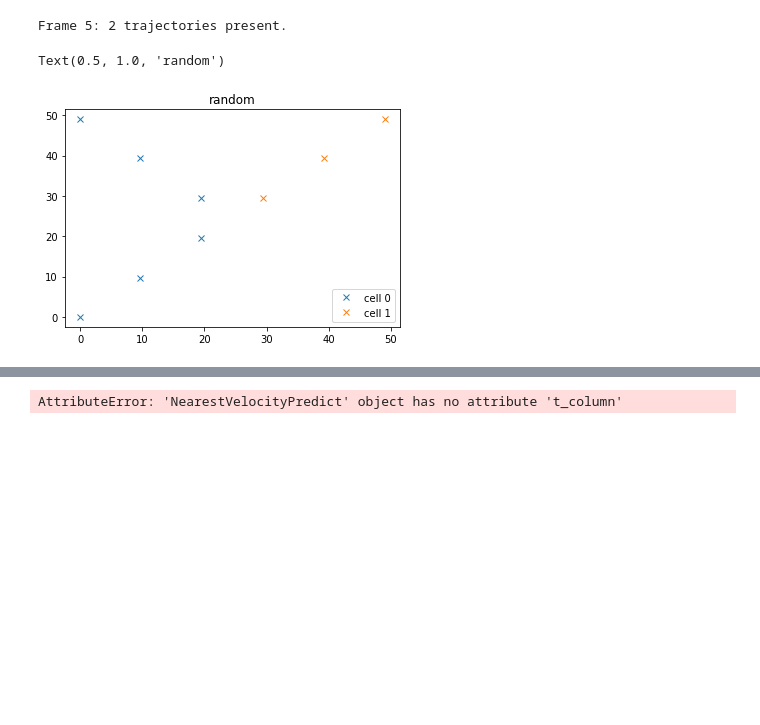
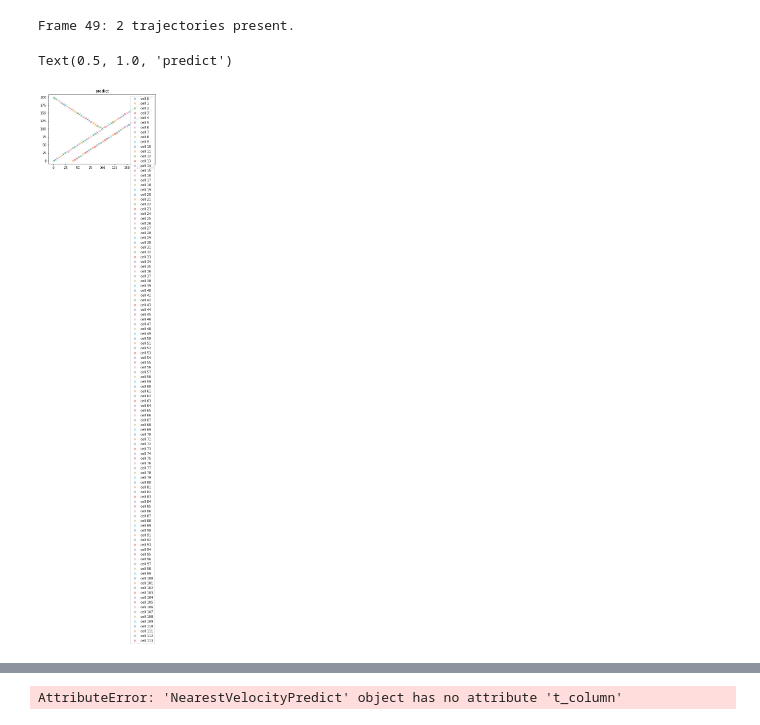
Before and after one commit to tobac-project/tobac-tutorials, a Jupyter notebook: tutorials/Basics/predict.ipynb, the cells around one changed output, grey strips where cells are left out. Drawn from its saved outputs; the diff is of its cells as text; code cells hidden in the pictures; blank space fills up the shorter version.

```diff
--- a/tutorials/Basics/predict.ipynb
+++ b/tutorials/Basics/predict.ipynb
@@ -113,27 +170,26 @@ Text(0.5, 1.0, 'predict')
 # %%
 import trackpy as tp
 
-pred = tp.predict.NearestVelocityPredict(span=1)
-trajectories_unfiltered = pred.link_df(
+pred = tp.predict.NearestVelocityPredict(span=5)
+traj = pred.link_df(
             features.to_dataframe(),
-            search_range=100,
+            search_range=3,
             pos_columns=["hdim_1", "hdim_2"],
             t_column="frame",
             neighbor_strategy="KDTree",
             link_strategy="auto")
+
+fig, ax1 = plt.subplots()
+
+for i, track_i in traj.groupby('particle'):
+    ax1.plot(track_i.sort_values('frame')['hdim_2'],
+             track_i.sort_values('frame')['hdim_1'],
+            label='cell {}'.format(int(i)),
+            marker ='x',
+            linestyle='')
+ax1.legend()
+ax1.set_title('predict')
 # %% [output]
-Frame 5: 2 trajectories present.
+Frame 49: 2 trajectories present.
+Text(0.5, 1.0, 'predict')
+[figure, added]
-# %%
-fig, ax1 = plt.subplots()
-
-for i, track_i in trajectories_unfiltered.groupby('particle'):
-    ax1.plot(track_i.sort_values('frame')['hdim_2'],
-             track_i.sort_values('frame')['hdim_1'],
-            label='cell {}'.format(int(i)),
-            marker ='x',
-            linestyle='')
-ax1.legend()
-ax1.set_title('random')
-# %% [output]
-Text(0.5, 1.0, 'random')
-[figure, removed]
```
Also changed, not shown: parts of 18 cells of this notebook.
